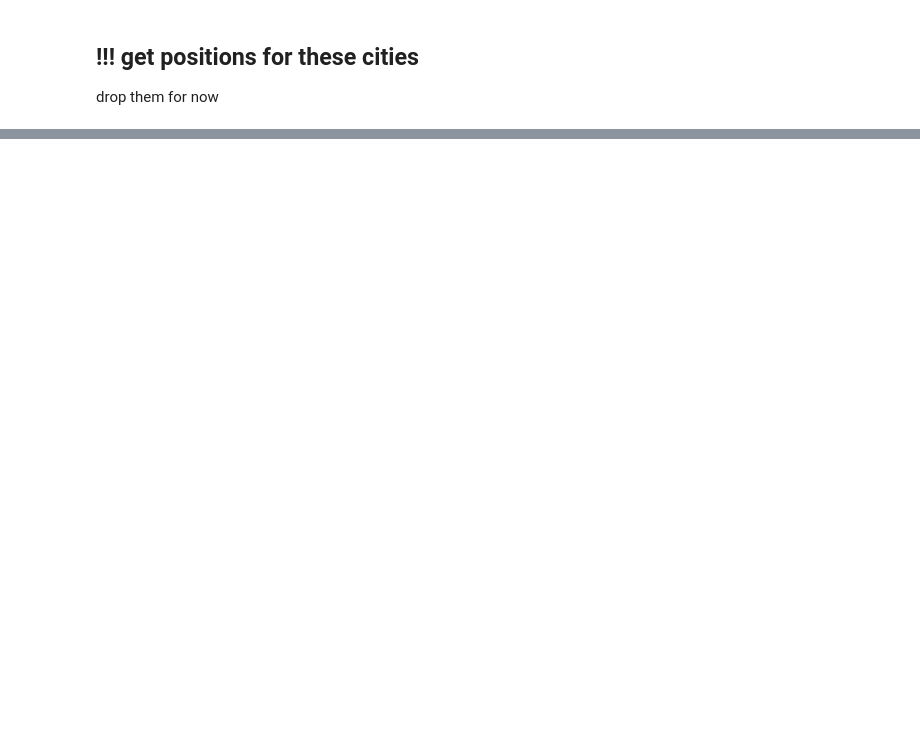
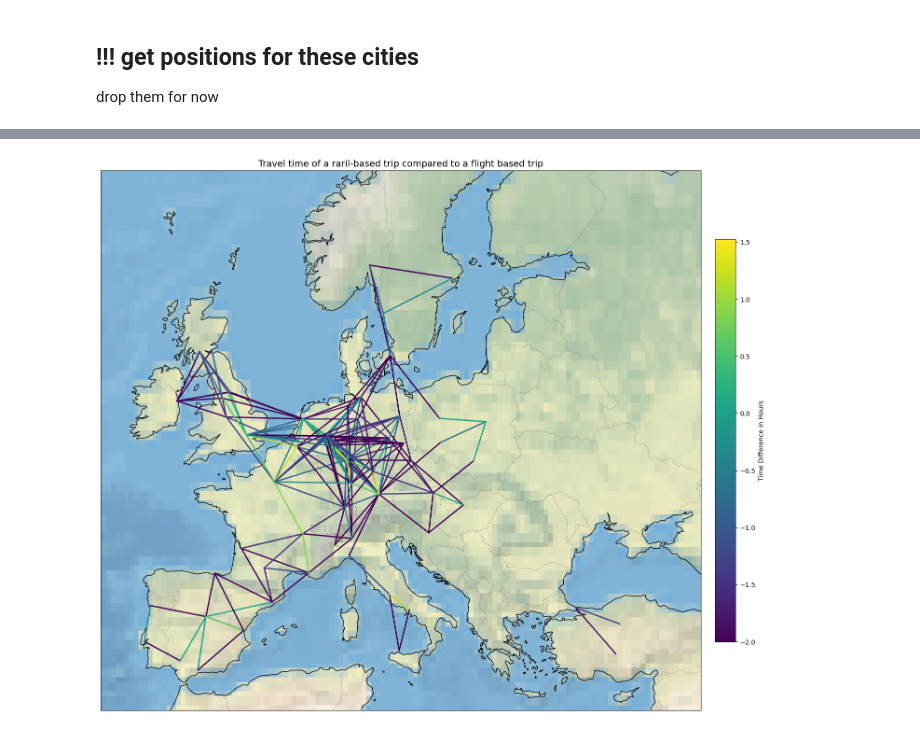
Before and after one commit to Niledough/DOPP_Exercise_2, a Jupyter notebook: dopp-air-and-rail.ipynb, the cells around one changed output, grey strips where cells are left out. Drawn from its saved outputs; the diff is of its cells as text; code cells hidden in the pictures; blank space fills up the shorter version.

```diff
--- a/dopp-air-and-rail.ipynb
+++ b/dopp-air-and-rail.ipynb
@@ -2458 +2163,4 @@ Cities without positions: ['genova', 'hannover', 'edinburgh', 'duisburg', 'adana
 No extra positions in geo_positions.
+# %%
+for city in cities_without_positions:
+    geo_positions[city] = (merged_df[merged_df['city1_rail']== city]['CityLongitude'],merged_df[merged_df['city1_rail']== city]['CityLatitude'])
@@ -2466,19 +2189,20 @@ airandrail_graph.remove_nodes_from(cities_without_positions)
 # Remove cities without positions from geo_positions
 geo_positions = {city: pos for city, pos in geo_positions.items() if city in airandrail_graph.nodes}
 # %%
-print(geo_positions)
-print(list(airandrail_graph.nodes.data('genova')))
+from pyproj import Transformer
+
+# Define the transformation (EPSG:4326 is WGS84 for lat/lon, EPSG:3857 is Web Mercator)
+transformer = Transformer.from_crs("EPSG:4326", "EPSG:3857", always_xy=True)  # Ensure x=lon, y=lat
+
+# Input geographical positions (latitude and longitude)
 
 
-# Define the projection (EPSG:4326 is WGS84 for lat/lon, EPSG:3857 is Web Mercator)
-wgs84 = Proj('epsg:4326')  # Input coordinates (longitude, latitude)
-mercator = Proj('epsg:3857')  # Output projection (2D Cartesian coordinates)
-
-# Transform the positions
+# Transform the positions to 2D Mercator coordinates
 geo_positions_2d = {
-    city: transform(wgs84, mercator, pos[0], pos[1])  # pos[0] = longitude, pos[1] = latitude
+    city: transformer.transform(pos[0], pos[1])  # pos[0] = longitude, pos[1] = latitude
     for city, pos in geo_positions.items()
 }
 
+# Print transformed coordinates
 print(geo_positions_2d)
 # %% [output]
@@ -2757,0 +2214,66 @@ plt.show()
+# %%
+import matplotlib.pyplot as plt
+import networkx as nx
+import cartopy.crs as ccrs
+import cartopy.feature as cfeature
+from matplotlib import cm
+from matplotlib.colors import Normalize
+
+# Assuming geo_positions_2d is in Mercator (EPSG:3857) projection
+
+# Create a figure with a Cartopy map
+fig, ax = plt.subplots(figsize=(20, 16), subplot_kw={'projection': ccrs.Mercator()})
+
+# Add a background map for Europe
+ax.stock_img()  # Basic background map
+ax.add_feature(cfeature.BORDERS, linestyle=':', edgecolor='gray')  # Country borders
+ax.add_feature(cfeature.COASTLINE, edgecolor='black')  # Coastlines
+ax.set_extent([-13, 40, 34, 64], crs=ccrs.PlateCarree())  # Extent for Europe (longitude, latitude)
+
+# Normalize the edge weights for color mapping
+weights = nx.get_edge_attributes(airandrail_graph, 'weight').values()
+#norm = Normalize(vmin=min(weights), vmax=max(weights))
+norm = Normalize(vmin=-2, vmax=max(weights))
+cmap = cm.viridis  # Use a colormap (e.g., 'viridis')
+
+# Draw the graph using `geo_positions_2d` (which must be in Mercator projection)
+# Draw edges with colors based on their weights
+for edge in airandrail_graph.edges(data=True):
+    start, end, data = edge
+    weight = data.get('weight', 1)  # Default weight is 1 if not specified
+    color = cmap(norm(weight))  # Map the weight to a color
+    x_coords = [geo_positions_2d[start][0], geo_positions_2d[end][0]]
+    y_coords = [geo_positions_2d[start][1], geo_positions_2d[end][1]]
+    ax.plot(x_coords, y_coords, color=color, linewidth=2, transform=ccrs.Mercator())
+
+# # Draw nodes
+# nx.draw_networkx_nodes(
+#     airandrail_graph,
+#     pos=geo_positions_2d,
+#     ax=ax,
+#     node_size=700,
+#     node_color='lightblue',
+#     alpha=1
+# )
+
+# # Draw labels
+# nx.draw_networkx_labels(
+#     airandrail_graph,
+#     pos=geo_positions_2d,
+#     ax=ax,
+#     font_size=10
+# )
+
+# Add a colorbar for the weights
+sm = plt.cm.ScalarMappable(cmap=cmap, norm=norm)
+sm.set_array([])  # Required for adding a colorbar
+cbar = plt.colorbar(sm, ax=ax, orientation='vertical', shrink=0.7, pad=0.02)
+cbar.set_label('Time Difference in Hours')
+
+# Add a title
+plt.title("Travel time of a raril-based trip compared to a flight based trip", fontsize=14)
+
+# Show the plot
+plt.show()
+# %% [output]
+[figure, added]
```
Also changed, not shown: parts of 57 cells of this notebook.
